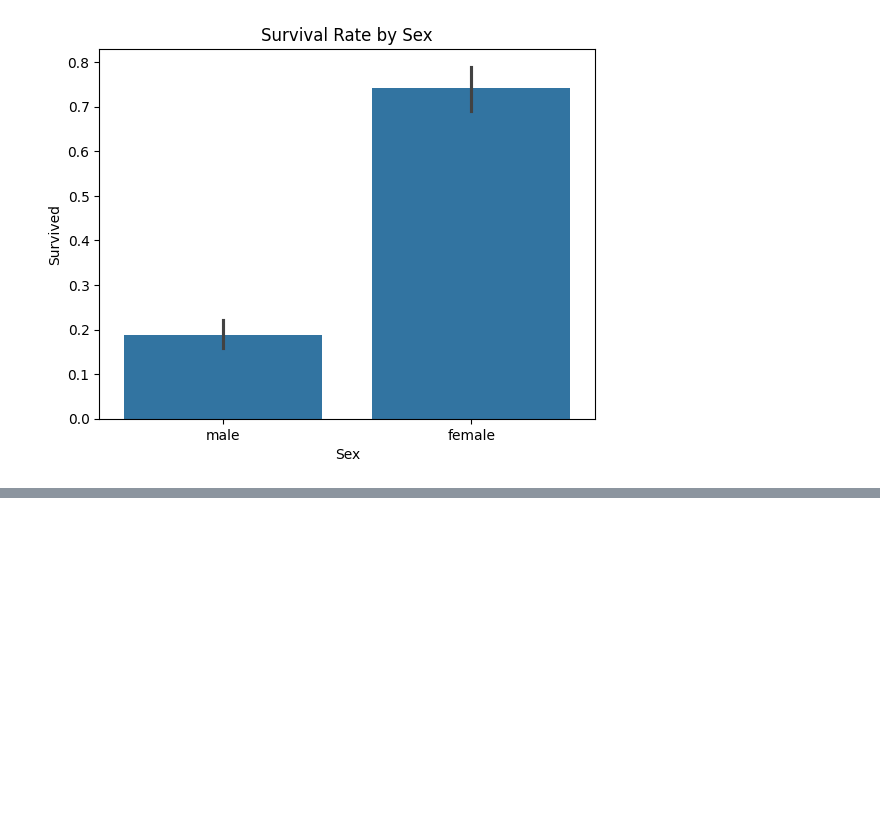
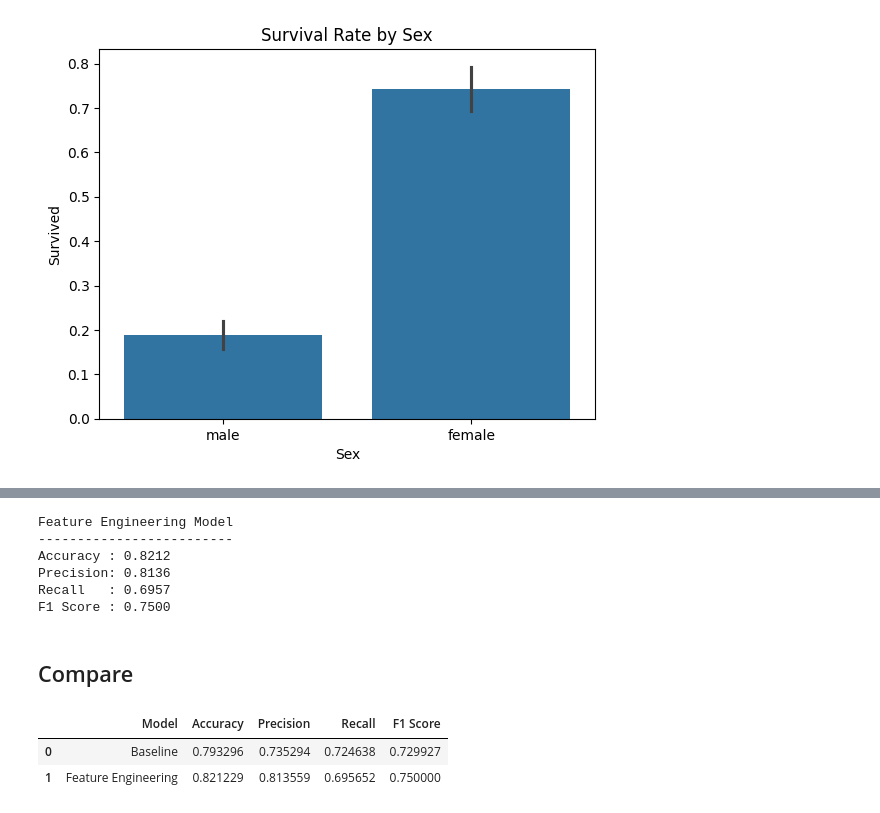
Before and after one commit to galihkjaya/pmml, a Jupyter notebook: W2-21 September 26/code.ipynb, the cells around one changed output, grey strips where cells are left out. Drawn from its saved outputs; the diff is of its cells as text; code cells hidden in the pictures; blank space fills up the shorter version.

```diff
--- a/W2-21 September 26/code.ipynb
+++ b/W2-21 September 26/code.ipynb
@@ -117,0 +296,58 @@ plt.show()
+# %%
+fe_model = Pipeline([
+    ("preprocessor", preprocessor_fe),
+    ("model", LogisticRegression(max_iter=1000))
+])
+
+fe_model.fit(X_train_fe, y_train_fe)
+y_pred_fe = fe_model.predict(X_test_fe)
+# %%
+accuracy_fe = accuracy_score(y_test_fe, y_pred_fe)
+precision_fe = precision_score(y_test_fe, y_pred_fe)
+recall_fe = recall_score(y_test_fe, y_pred_fe)
+f1_fe = f1_score(y_test_fe, y_pred_fe)
+
+print("Feature Engineering Model")
+print("-------------------------")
+print(f"Accuracy : {accuracy_fe:.4f}")
+print(f"Precision: {precision_fe:.4f}")
+print(f"Recall   : {recall_fe:.4f}")
+print(f"F1 Score : {f1_fe:.4f}")
+# %% [output]
+Feature Engineering Model
+-------------------------
+Accuracy : 0.8212
+Precision: 0.8136
+Recall   : 0.6957
+F1 Score : 0.7500
+# %% [markdown]
+## Compare
+# %%
+comparison = pd.DataFrame({
+    "Model": [
+        "Baseline",
+        "Feature Engineering"
+    ],
+    "Accuracy": [
+        baseline_accuracy,
+        accuracy_fe
+    ],
+    "Precision": [
+        baseline_precision,
+        precision_fe
+    ],
+    "Recall": [
+        baseline_recall,
+        recall_fe
+    ],
+    "F1 Score": [
+        baseline_f1,
+        f1_fe
+    ]
+})
+
+comparison
+# %% [output]
+|  | Model | Accuracy | Precision | Recall | F1 Score |
+| 0 | Baseline | 0.793296 | 0.735294 | 0.724638 | 0.729927 |
+| 1 | Feature Engineering | 0.821229 | 0.813559 | 0.695652 | 0.750000 |
```
Also changed, not shown: parts of 25 cells of this notebook.
